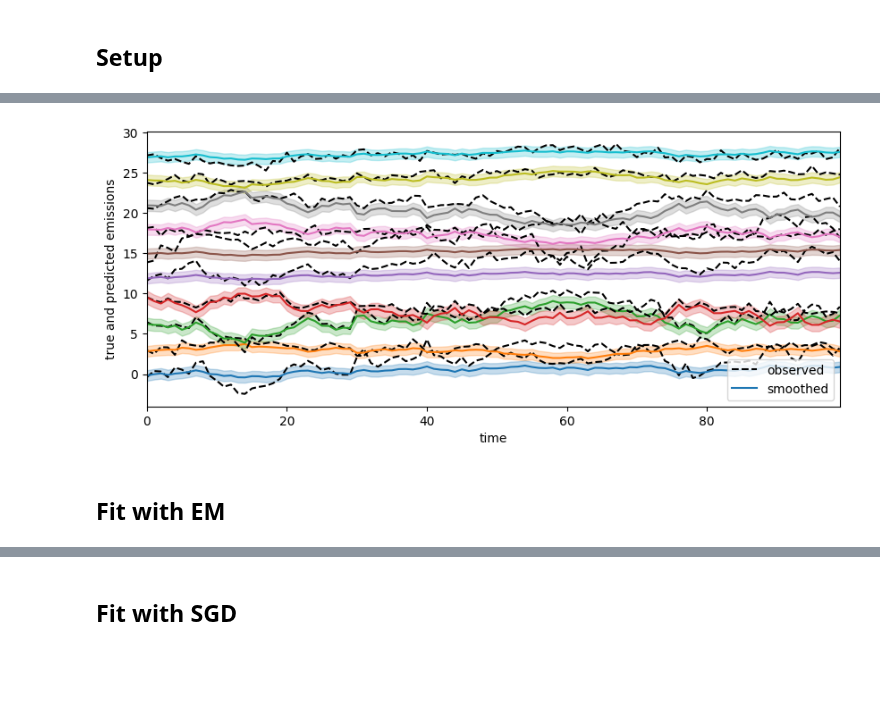
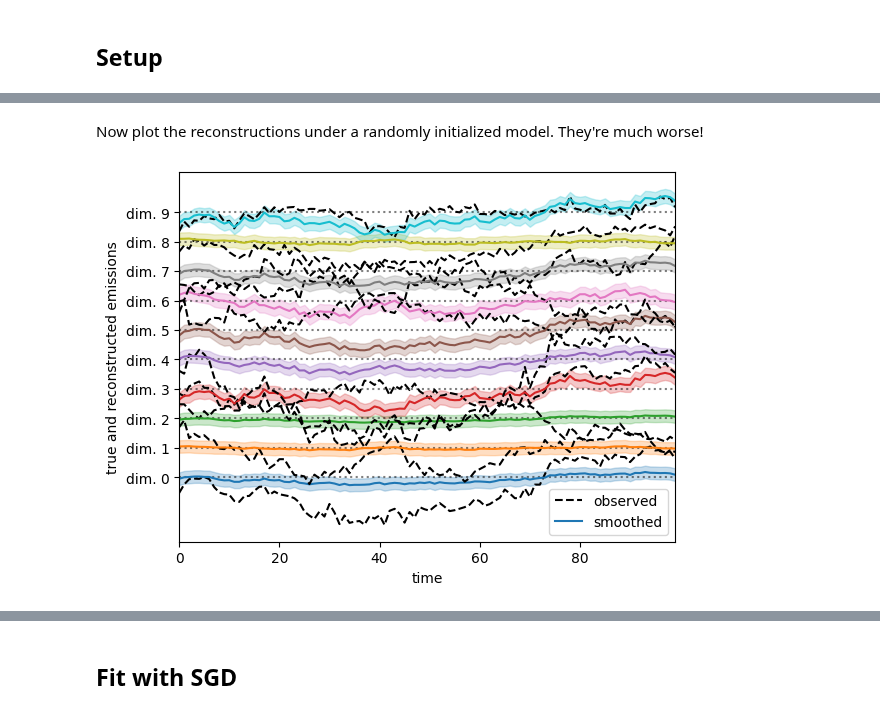
Before and after one commit to probml/dynamax, a Jupyter notebook: docs/notebooks/linear_gaussian_ssm/lgssm_learning.ipynb, the cells around one changed output, grey strips where cells are left out. Cells and saved outputs as stored; diff of their text form; code cells hidden in the pictures; blank space fills up the shorter version.

```diff
--- a/docs/notebooks/linear_gaussian_ssm/lgssm_learning.ipynb
+++ b/docs/notebooks/linear_gaussian_ssm/lgssm_learning.ipynb
@@ -22,20 +35,27 @@ from dynamax.utils.utils import monotonically_increasing
 # %%
-state_dim=2
-emission_dim=10
-num_timesteps=100
+state_dim = 2
+emission_dim = 10
+num_timesteps = 100
 key = jr.PRNGKey(0)
 
-true_model = LinearGaussianConjugateSSM(state_dim, emission_dim)
+# Construct the true model with randomly initialized parameters
+# Note: the dynamis matrix is initialized to 0.99 * I to ensure stability
+true_model = LinearGaussianSSM(state_dim, emission_dim)
 key, key_root = jr.split(key)
 true_params, param_props = true_model.initialize(key)
 
+# Sample states and emissions from the true model
 key, key_root = jr.split(key)
 true_states, emissions = true_model.sample(true_params, key, num_timesteps)
 
 # Plot the true states and emissions
-fig, ax = plt.subplots(figsize=(10, 8))
-ax.plot(emissions + 3 * jnp.arange(emission_dim))
-ax.set_ylabel("data")
-ax.set_xlabel("time")
-ax.set_xlim(0, num_timesteps - 1)
+offsets = 3 * jnp.arange(emission_dim)
+for d in range(emission_dim):
+    plt.plot(emissions[:, d] + offsets[d])
+    plt.axhline(offsets[d], color="black", linestyle=":", alpha=0.5)
+plt.ylabel("emissions")
+plt.yticks(offsets, [f"dim. {i}" for i in jnp.arange(emission_dim)])
+plt.xlabel("time")
+plt.xlim(0, num_timesteps - 1)
+plt.tight_layout()
 # %% [output]
@@ -56,10 +89,10 @@ def plot_learning_curve(marginal_lls, true_model, true_params, test_model, test_
 # %%
-def plot_predictions(true_model, true_params, test_model, test_params, emissions):
-    smoothed_emissions, smoothed_emissions_std = test_model.posterior_predictive(test_params, emissions)
+def plot_predictions(model, params, emissions):
+    smoothed_emissions, smoothed_emissions_std = model.posterior_predictive(params, emissions)
 
     spc = 3
-    plt.figure(figsize=(10, 4))
     for i in range(emission_dim):
+        plt.axhline(i *spc, color="black", linestyle=":", alpha=0.5)
         plt.plot(emissions[:, i] + spc * i, "--k", label="observed" if i == 0 else None)
         ln = plt.plot(smoothed_emissions[:, i] + spc * i,
                         label="smoothed" if i == 0 else None)[0]
@@ -72,6 +105,8 @@ def plot_predictions(true_model, true_params, test_model, test_params, emissions
         )
     plt.xlabel("time")
     plt.xlim(0, num_timesteps - 1)
-    plt.ylabel("true and predicted emissions")
+    plt.ylabel("true and reconstructed emissions")
+    plt.yticks(spc * jnp.arange(emission_dim),
+               [f"dim. {i}" for i in jnp.arange(emission_dim)])
     plt.legend()
     plt.show()
@@ -78,12 +119,11 @@ def plot_predictions(true_model, true_params, test_model, test_params, emissions
+# %% [markdown]
+Now plot the reconstructions under a randomly initialized model. They're much worse!
 # %%
 # Plot predictions from a random, untrained model
+model = LinearGaussianSSM(state_dim, emission_dim)
+key = jr.PRNGKey(42)
+params, param_props = model.initialize(key)
 
-test_model = LinearGaussianConjugateSSM(state_dim, emission_dim)
-key = jr.PRNGKey(42)
-test_params, param_props = test_model.initialize(key)
-
-plot_predictions(true_model, true_params, test_model, test_params, emissions)
+plot_predictions(model, params, emissions)
 # %% [output]
-[figure, old version]
+[figure, new version]
-# %% [markdown]
-## Fit with EM
```
Also changed, not shown: parts of 25 cells of this notebook, 2 other files.
